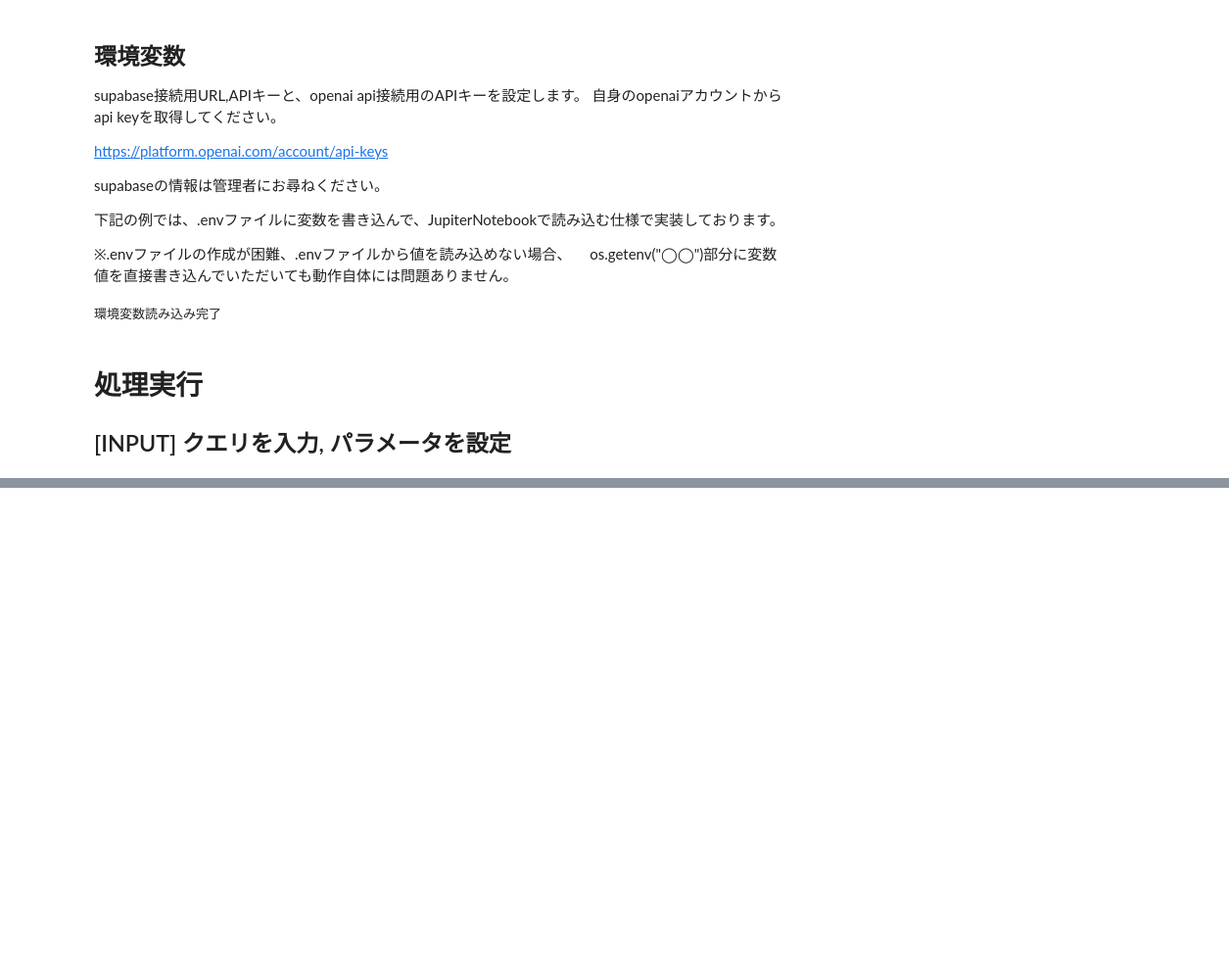
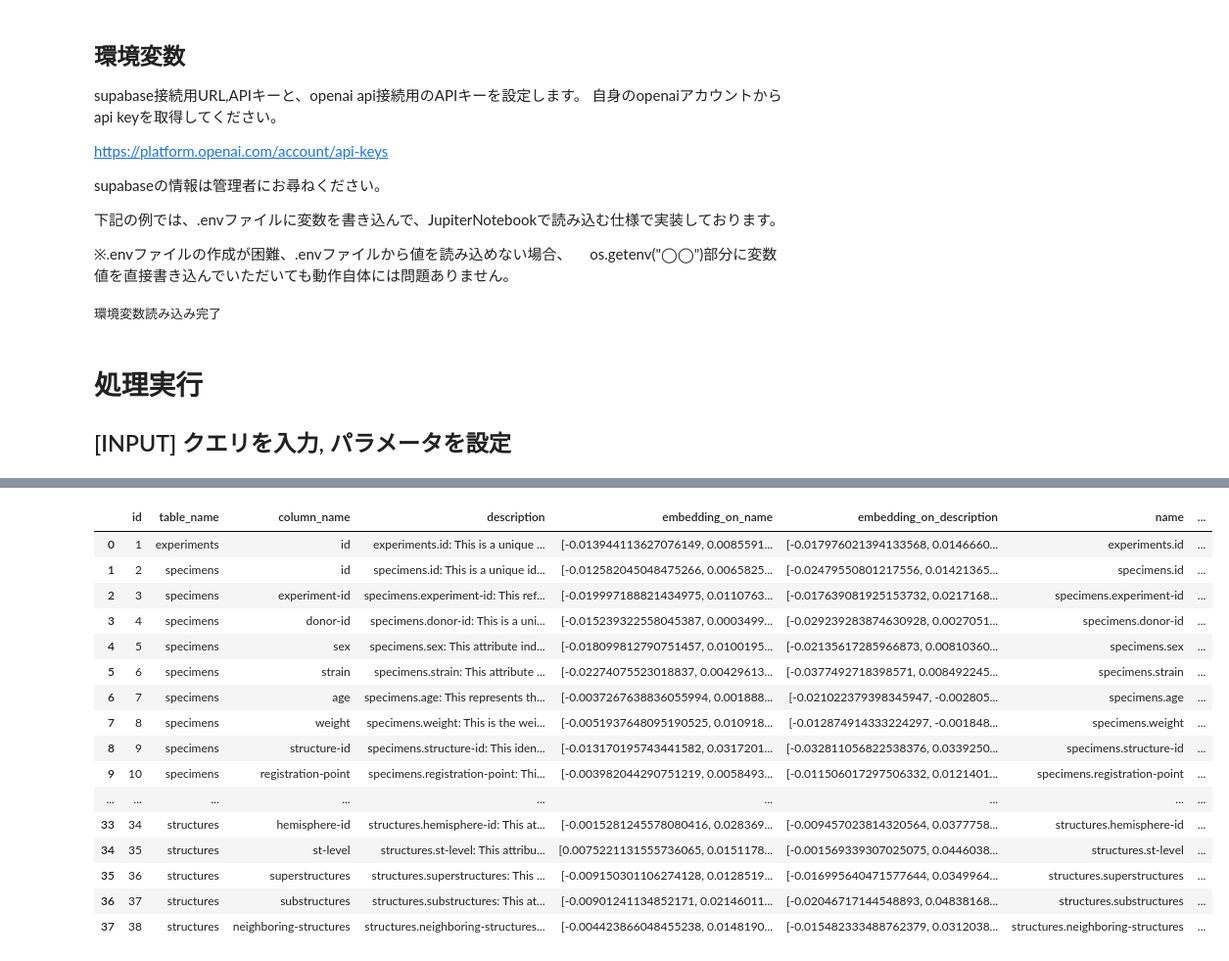
Before and after one commit to FujiiWebWorks/chatgpt-database-analysis-app, a Jupyter notebook: STEP1_select_table_columns_with_embedding.ipynb, the cells around one changed output, grey strips where cells are left out. Shown at 98% size. Cells and saved outputs as stored; diff of their text form; code cells hidden in the pictures; blank space fills up the shorter version.

```diff
--- a/STEP1_select_table_columns_with_embedding.ipynb
+++ b/STEP1_select_table_columns_with_embedding.ipynb
@@ -62,4 +62,4 @@ input_queries = [
 
 # 選定テーブルカラム数
 # いくつのテーブルカラムを出力するかを設定します
-column_selection_number = 5
+column_selection_number = 10
@@ -132,0 +164,62 @@ else:
+# %%
+import openai
+from openai.embeddings_utils import cosine_similarity
+import pandas as pd
+import numpy as np
+from sqlalchemy import create_engine
+import urllib.parse
+from IPython.display import display
+
+# Use your API key
+openai.api_key = openai_api_key
+
+# Calculate embedding vector for the input using OpenAI Embeddings endpoint
+def get_embedding(input: str) -> list[float]:
+    result = openai.Embedding.create(
+        model = 'text-embedding-ada-002',
+        input = input
+    )
+    return result['data'][0]['embedding']
+
+# Connect to the database
+connection_config = {
+    'user': db_user,
+    'password': urllib.parse.quote_plus(db_pass),
+    'host': db_host,
+    'port': db_port,
+    'database': db_name
+}
+#sql = 'SELECT * FROM table_column_metadata ORDER BY id ASC;'
+sql = 'SELECT * FROM table_column_metadata ORDER BY id ASC;'
+engine = create_engine('postgresql://{user}:{password}@{host}:{port}/{database}'.format(**connection_config))
+
+# load data from postgre
+df = pd.read_sql(sql=sql, con=engine)
+df['name'] = df['table_name']+"."+df['column_name']
+df['embedding_on_name'] = df['embedding_on_name'].str.replace('{','[').str.replace('}',']').apply(eval).apply(np.array)
+df['embedding_on_description'] = df['embedding_on_description'].str.replace('{','[').str.replace('}',']').apply(eval).apply(np.array)
+
+
+# loop query
+for q in input_queries:
+    print(q)
+    # Save embedding vector of the input
+    input_embedding_vector = get_embedding(q)
+
+    # Calculate similarity between the input and metadata
+    df['similarity_on_name'] = df['embedding_on_name'].apply(lambda x: cosine_similarity(x, input_embedding_vector))
+    df['similarity_on_description'] = df['embedding_on_description'].apply(lambda x: cosine_similarity(x, input_embedding_vector))
+
+    #sort and select top
+    sorted_df = df.sort_values('similarity_on_name', ascending=False)
+    top_10 = sorted_df.head(10)
+    print("[similarity_on_name]")
+    print(top_10['name'])
+
+    sorted_df = df.sort_values('similarity_on_description', ascending=False)
+    top_10 = sorted_df.head(10)
+    print("[similarity_on_description]")
+    print(top_10['name'])
+
+    display(df)
+# %% [output]
@@ -132,0 +243,17 @@ else:
+|  | id | table_name | column_name | description | embedding_on_name | embedding_on_description | name | ... |
+| 0 | 1 | experiments | id | experiments.id: This is a unique ... | [-0.013944113627076149, 0.0085591... | [-0.017976021394133568, 0.0146660... | experiments.id | ... |
+| 1 | 2 | specimens | id | specimens.id: This is a unique id... | [-0.012582045048475266, 0.0065825... | [-0.02479550801217556, 0.01421365... | specimens.id | ... |
+| 2 | 3 | specimens | experiment-id | specimens.experiment-id: This ref... | [-0.019997188821434975, 0.0110763... | [-0.017639081925153732, 0.0217168... | specimens.experiment-id | ... |
+| 3 | 4 | specimens | donor-id | specimens.donor-id: This is a uni... | [-0.015239322558045387, 0.0003499... | [-0.029239283874630928, 0.0027051... | specimens.donor-id | ... |
+| 4 | 5 | specimens | sex | specimens.sex: This attribute ind... | [-0.018099812790751457, 0.0100195... | [-0.02135617285966873, 0.00810360... | specimens.sex | ... |
+| 5 | 6 | specimens | strain | specimens.strain: This attribute ... | [-0.02274075523018837, 0.00429613... | [-0.0377492718398571, 0.008492245... | specimens.strain | ... |
+| 6 | 7 | specimens | age | specimens.age: This represents th... | [-0.0037267638836055994, 0.001888... | [-0.021022379398345947, -0.002805... | specimens.age | ... |
+| 7 | 8 | specimens | weight | specimens.weight: This is the wei... | [-0.0051937648095190525, 0.010918... | [-0.012874914333224297, -0.001848... | specimens.weight | ... |
+| 8 | 9 | specimens | structure-id | specimens.structure-id: This iden... | [-0.013170195743441582, 0.0317201... | [-0.032811056822538376, 0.0339250... | specimens.structure-id | ... |
+| 9 | 10 | specimens | registration-point | specimens.registration-point: Thi... | [-0.003982044290751219, 0.0058493... | [-0.011506017297506332, 0.0121401... | specimens.registration-point | ... |
+| ... | ... | ... | ... | ... | ... | ... | ... | ... |
+| 33 | 34 | structures | hemisphere-id | structures.hemisphere-id: This at... | [-0.0015281245578080416, 0.028369... | [-0.009457023814320564, 0.0377758... | structures.hemisphere-id | ... |
+| 34 | 35 | structures | st-level | structures.st-level: This attribu... | [0.0075221131555736065, 0.0151178... | [-0.001569339307025075, 0.0446038... | structures.st-level | ... |
+| 35 | 36 | structures | superstructures | structures.superstructures: This ... | [-0.009150301106274128, 0.0128519... | [-0.016995640471577644, 0.0349964... | structures.superstructures | ... |
+| 36 | 37 | structures | substructures | structures.substructures: This at... | [-0.00901241134852171, 0.02146011... | [-0.02046717144548893, 0.04838168... | structures.substructures | ... |
+| 37 | 38 | structures | neighboring-structures | structures.neighboring-structures... | [-0.004423866048455238, 0.0148190... | [-0.015482333488762379, 0.0312038... | structures.neighboring-structures | ... |
```
Also changed, not shown: parts of 5 cells of this notebook, 1 other file.
